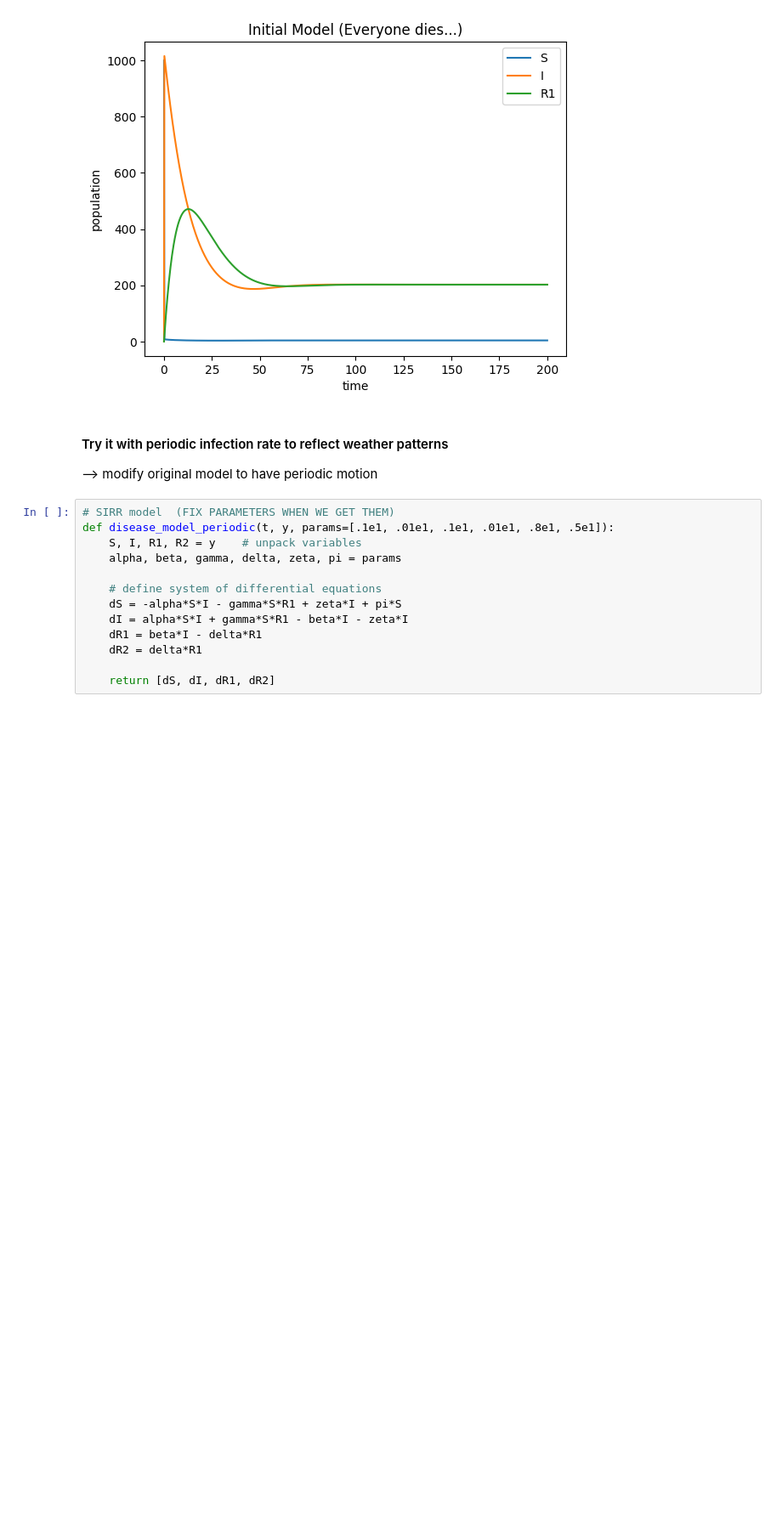
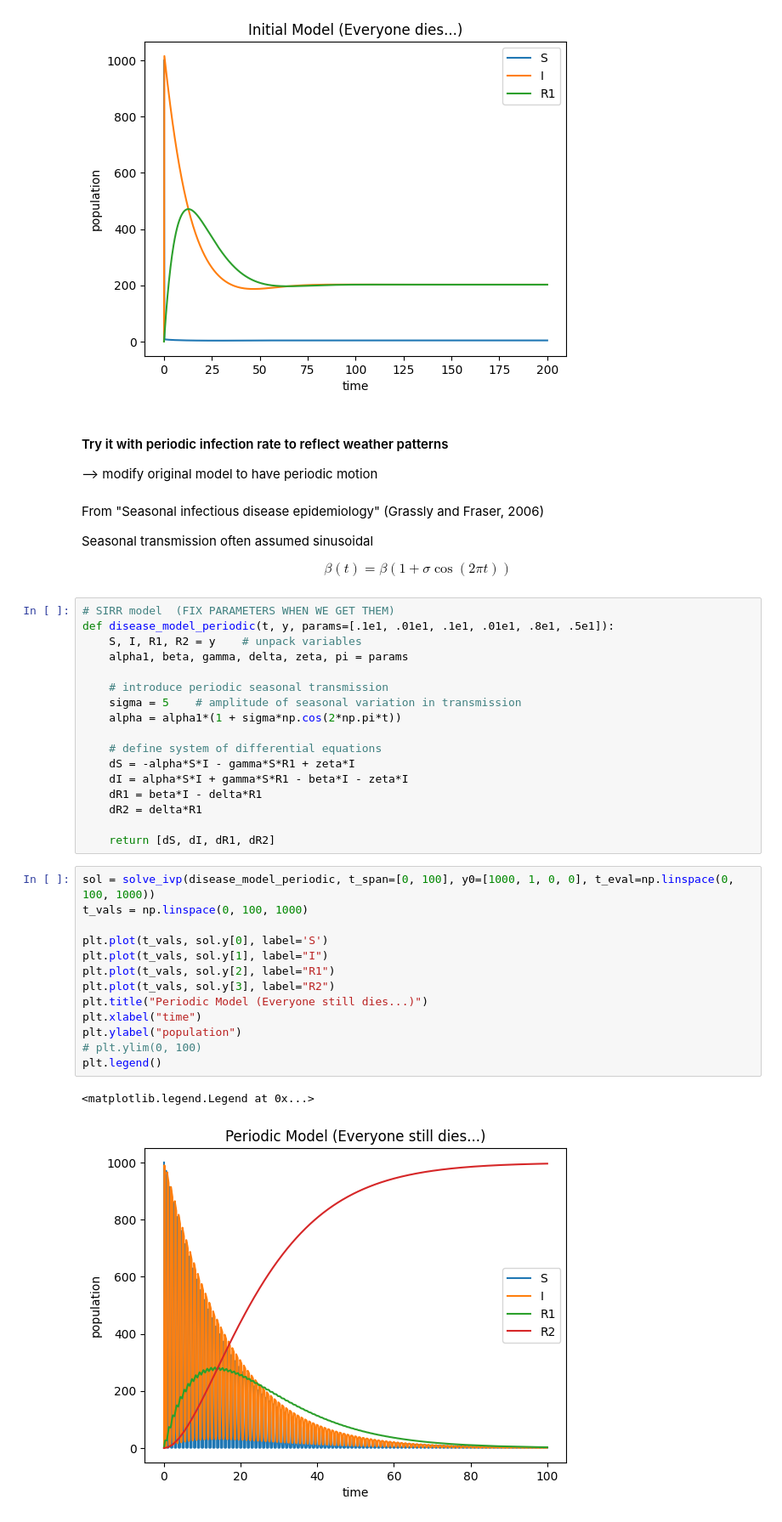
Before and after one commit to ACME-Vol4-Project1/save-axolotls, a Jupyter notebook: model.ipynb, the cells around one changed output. Shown at 85% size. Drawn from its saved outputs; the diff is of its cells as text; blank space fills up the shorter version.

Commit message:
added periodic model

```diff
--- a/model.ipynb
+++ b/model.ipynb
@@ -51,16 +51,42 @@ plt.legend()
 #### Try it with periodic infection rate to reflect weather patterns
 
 --> modify original model to have periodic motion
+# %% [markdown]
+From "Seasonal infectious disease epidemiology" (Grassly and Fraser, 2006)
+
+Seasonal transmission often assumed sinusoidal
+
+$$ \beta(t)=\beta(1 + \sigma\cos(2\pi t)) $$
 # %%
 # SIRR model  (FIX PARAMETERS WHEN WE GET THEM)
 def disease_model_periodic(t, y, params=[.1e1, .01e1, .1e1, .01e1, .8e1, .5e1]):
     S, I, R1, R2 = y    # unpack variables
-    alpha, beta, gamma, delta, zeta, pi = params
+    alpha1, beta, gamma, delta, zeta, pi = params
+
+    # introduce periodic seasonal transmission
+    sigma = 5    # amplitude of seasonal variation in transmission
+    alpha = alpha1*(1 + sigma*np.cos(2*np.pi*t))
 
     # define system of differential equations
-    dS = -alpha*S*I - gamma*S*R1 + zeta*I + pi*S
+    dS = -alpha*S*I - gamma*S*R1 + zeta*I
     dI = alpha*S*I + gamma*S*R1 - beta*I - zeta*I
     dR1 = beta*I - delta*R1
     dR2 = delta*R1
 
     return [dS, dI, dR1, dR2]
+# %%
+sol = solve_ivp(disease_model_periodic, t_span=[0, 100], y0=[1000, 1, 0, 0], t_eval=np.linspace(0, 100, 1000))
+t_vals = np.linspace(0, 100, 1000)
+
+plt.plot(t_vals, sol.y[0], label='S')
+plt.plot(t_vals, sol.y[1], label="I")
+plt.plot(t_vals, sol.y[2], label="R1")
+plt.plot(t_vals, sol.y[3], label="R2")
+plt.title("Periodic Model (Everyone still dies...)")
+plt.xlabel("time")
+plt.ylabel("population")
+# plt.ylim(0, 100)
+plt.legend()
+# %% [output]
+<matplotlib.legend.Legend at 0x...>
+[figure, added]
```
Also changed, not shown: parts of 1 cell of this notebook.
